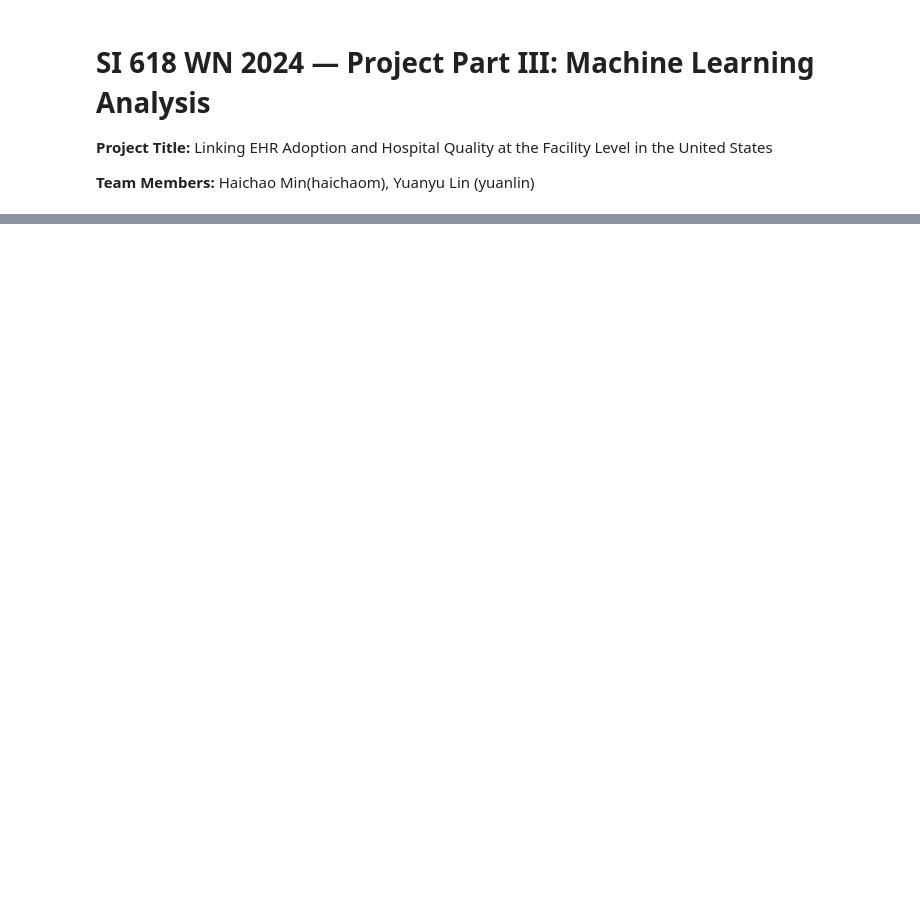
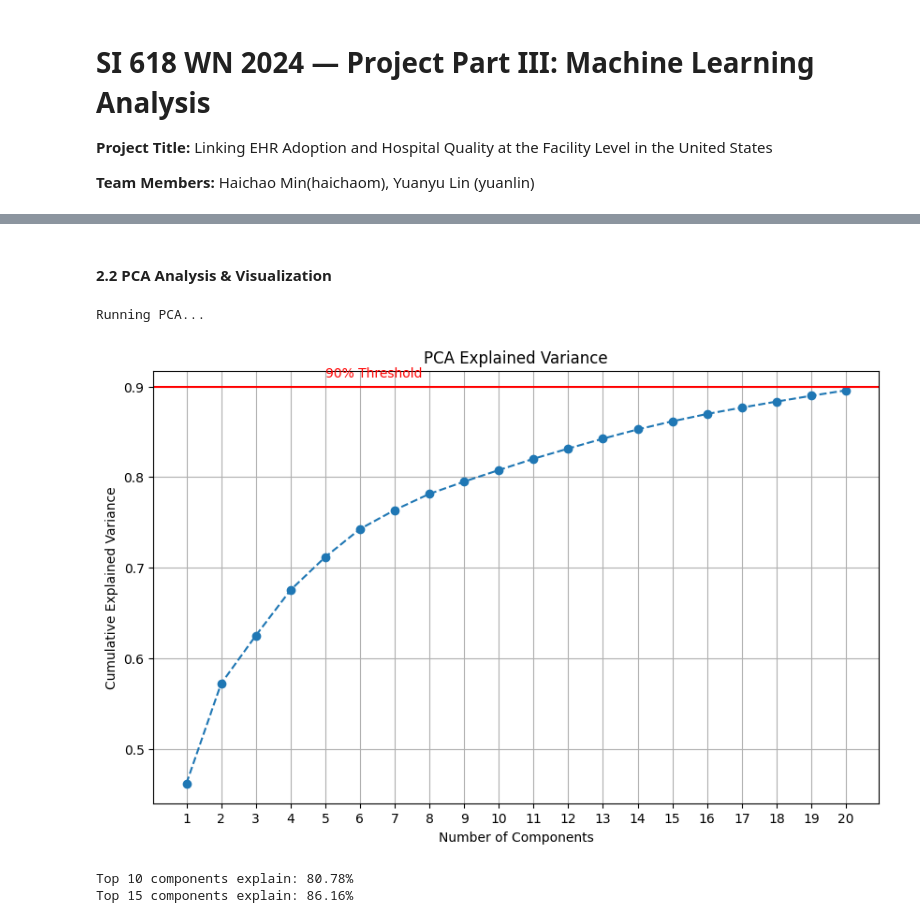
Before and after one commit to Hychow-gh/SI_618_Project, a Jupyter notebook: Project_Part_3.ipynb, the cells around one changed output, grey strips where cells are left out. Drawn from its saved outputs; the diff is of its cells as text; code cells hidden in the pictures; blank space fills up the shorter version.

```diff
--- a/Project_Part_3.ipynb
+++ b/Project_Part_3.ipynb
@@ -22,0 +124,38 @@ We chose Classification (rather than Clustering) because our dataset contains a
+# %% [markdown]
+#### 2.2 PCA Analysis & Visualization
+# %%
+# 1. Run PCA
+# Transform data using the pipeline first
+print("Running PCA...")
+X_processed = preprocessor.fit_transform(X)
+
+# Check the first 20 components
+pca = PCA(n_components=20)
+X_pca = pca.fit_transform(X_processed)
+
+# Get cumulative variance
+cumulative_variance = np.cumsum(pca.explained_variance_ratio_)
+
+# 2. Plot Scree Plot
+plt.figure(figsize=(10, 6))
+plt.plot(range(1, 21), cumulative_variance, marker='o', linestyle='--')
+plt.title('PCA Explained Variance')
+plt.xlabel('Number of Components')
+plt.ylabel('Cumulative Explained Variance')
+
+# Mark the 90% threshold line
+plt.axhline(y=0.90, color='r', linestyle='-')
+plt.text(5, 0.91, '90% Threshold', color='red')
+
+plt.xticks(range(1, 21))
+plt.grid(True)
+plt.show()
+
+# Print variance info for report
+print(f"Top 10 components explain: {cumulative_variance[9]:.2%}")
+print(f"Top 15 components explain: {cumulative_variance[14]:.2%}")
+# %% [output]
+Running PCA...
+[figure, added]
+Top 10 components explain: 80.78%
+Top 15 components explain: 86.16%
```
Also changed, not shown: parts of 6 cells of this notebook.
